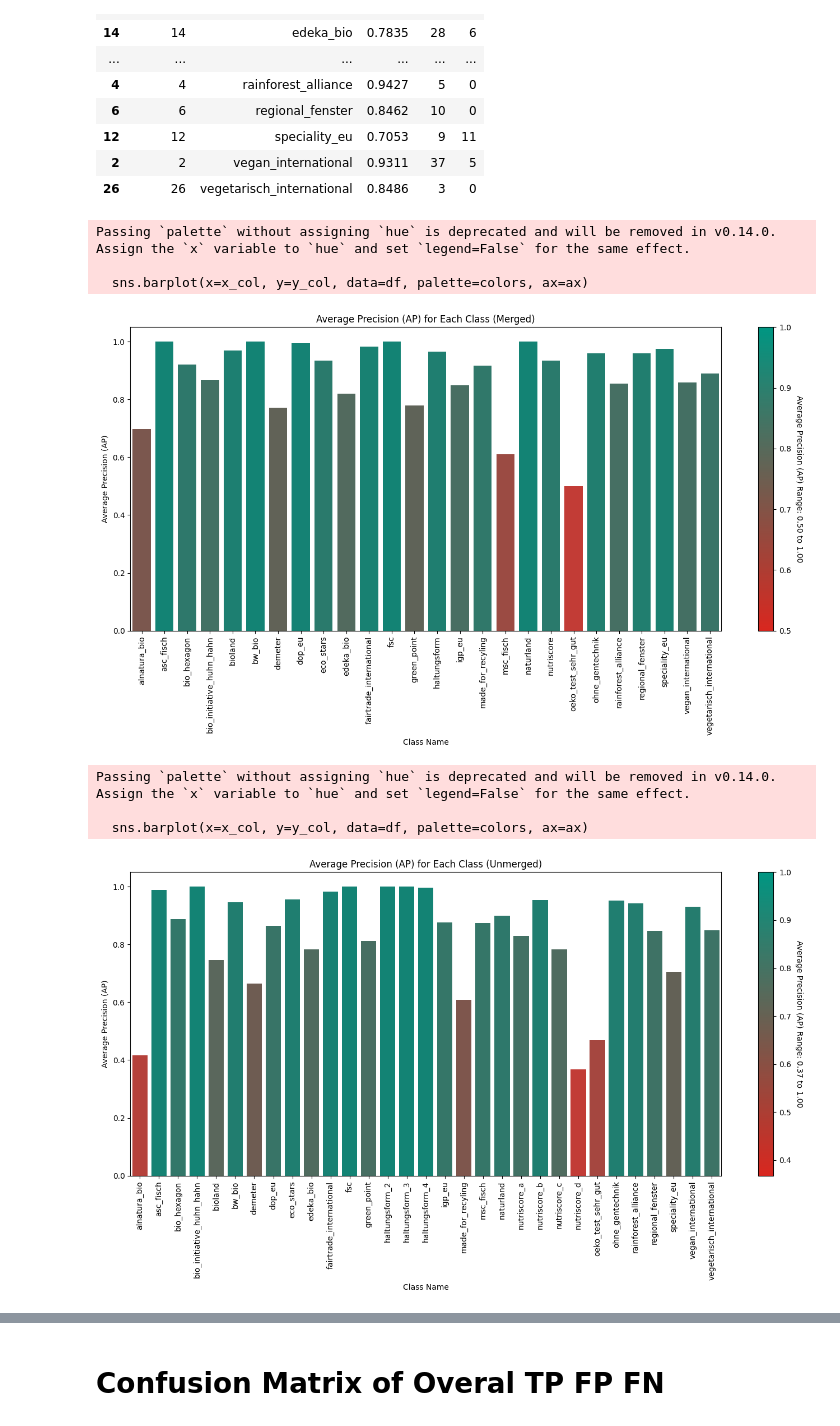
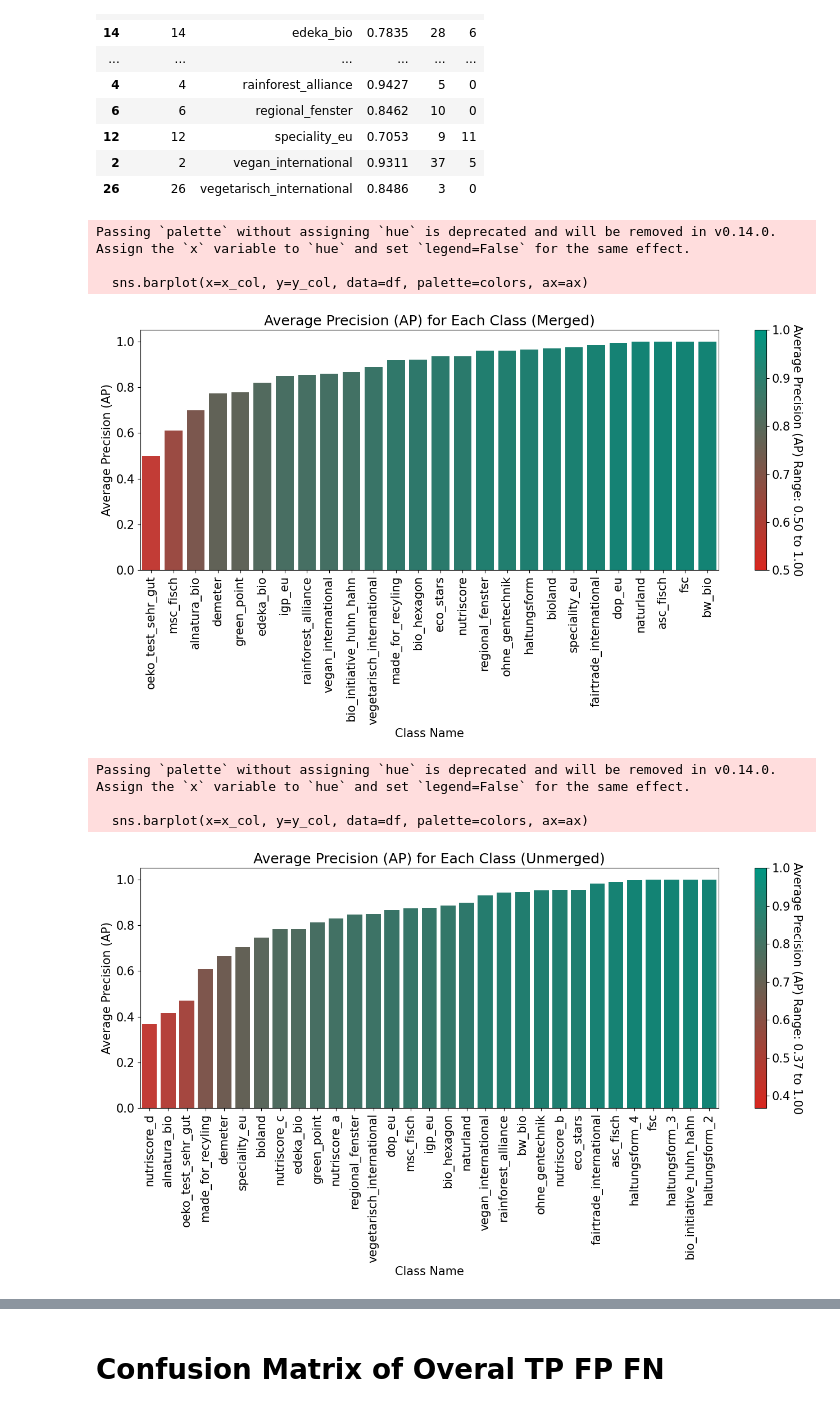
Before and after one commit to Stefan-Horst/FoodLabelGuide, a Jupyter notebook: evaluation_of_performance/results_visualization.ipynb, the cells around one changed output, grey strips where cells are left out. Saved outputs shown, nothing was run; the diff lists cells and outputs as text; code cells hidden in the pictures.

```diff
--- a/evaluation_of_performance/results_visualization.ipynb
+++ b/evaluation_of_performance/results_visualization.ipynb
@@ -142,17 +148,17 @@ def plot_average_precision(df, x_col='name', y_col='ap', title='Average Precisio
     plt.savefig(f'visualizations/{filename}.png')  # Saves the plot with the title as filename
     plt.show()
 # %%
-plot_average_precision(df_merged, title='Average Precision (AP) for Each Class (Merged)')
+plot_average_precision(df_merged.sort_values("ap"), title='Average Precision (AP) for Each Class (Merged)')
 # %% [output]
 Passing `palette` without assigning `hue` is deprecated and will be removed in v0.14.0. Assign the `x` variable to `hue` and set `legend=False` for the same effect.
 
   sns.barplot(x=x_col, y=y_col, data=df, palette=colors, ax=ax)
-[figure, old version]
+[figure, new version]
 # %%
-plot_average_precision(df_unmerged, title='Average Precision (AP) for Each Class (Unmerged)')
+plot_average_precision(df_unmerged.sort_values("ap"), title='Average Precision (AP) for Each Class (Unmerged)')
 # %% [output]
 Passing `palette` without assigning `hue` is deprecated and will be removed in v0.14.0. Assign the `x` variable to `hue` and set `legend=False` for the same effect.
 
   sns.barplot(x=x_col, y=y_col, data=df, palette=colors, ax=ax)
-[figure, old version]
+[figure, new version]
 # %%
```
Also changed, not shown: parts of 11 cells of this notebook.
